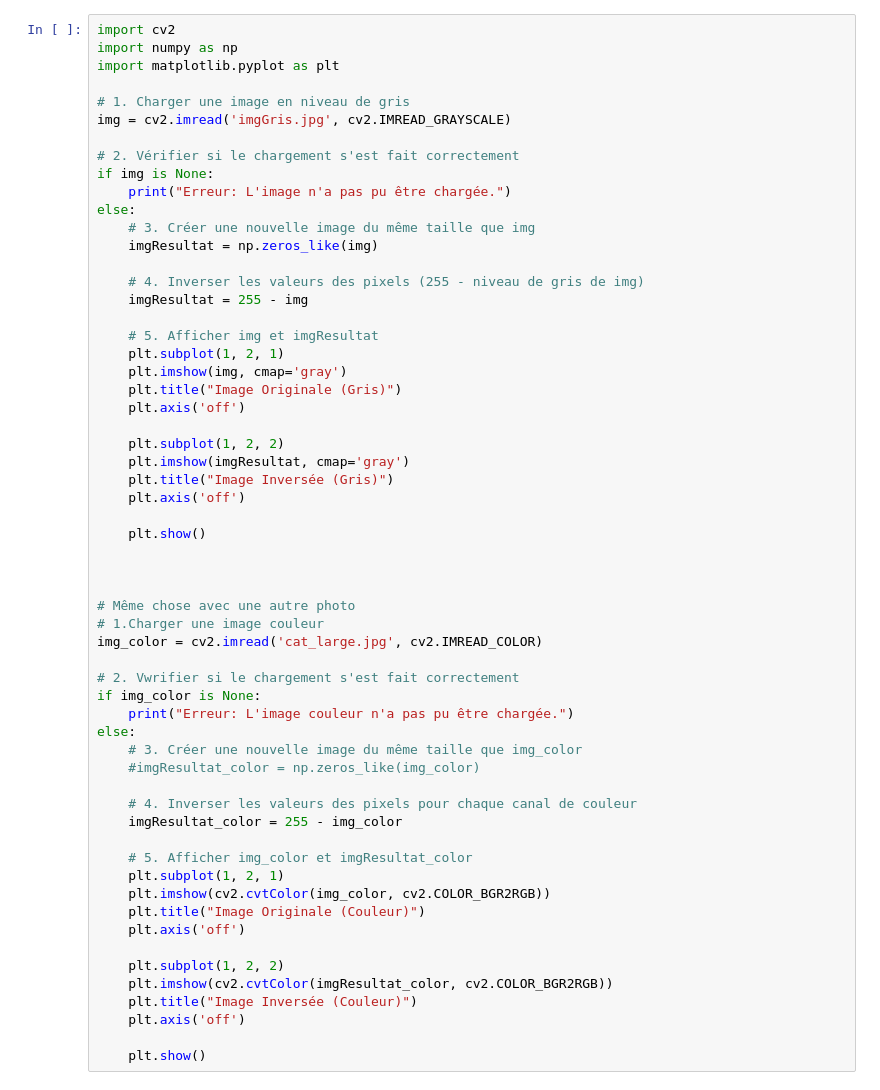
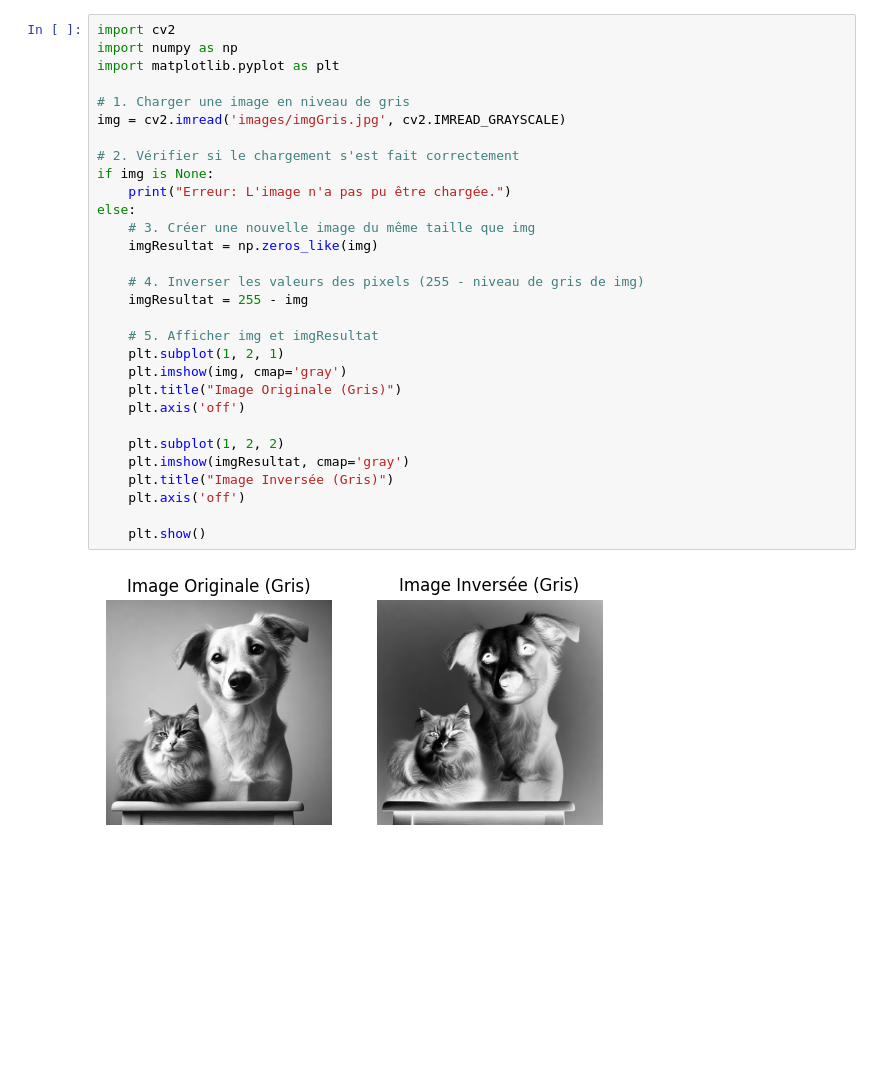
Before and after one commit to sarahmoussaoui/Vision-par-Ordinateur, a Jupyter notebook: tp1/exo1.ipynb, the cells around one changed output. Cells and saved outputs as stored; diff of their text form; blank space fills up the shorter version.

```diff
--- a/tp1/exo1.ipynb
+++ b/tp1/exo1.ipynb
@@ -1,62 +1,35 @@
 # %%
 import cv2
 import numpy as np
 import matplotlib.pyplot as plt
 
 # 1. Charger une image en niveau de gris
-img = cv2.imread('imgGris.jpg', cv2.IMREAD_GRAYSCALE)
+img = cv2.imread('images/imgGris.jpg', cv2.IMREAD_GRAYSCALE)
 
 # 2. Vérifier si le chargement s'est fait correctement
 if img is None:
     print("Erreur: L'image n'a pas pu être chargée.")
 else:
     # 3. Créer une nouvelle image du même taille que img
     imgResultat = np.zeros_like(img)
 
     # 4. Inverser les valeurs des pixels (255 - niveau de gris de img)
     imgResultat = 255 - img
 
     # 5. Afficher img et imgResultat
     plt.subplot(1, 2, 1)
     plt.imshow(img, cmap='gray')
     plt.title("Image Originale (Gris)")
     plt.axis('off')
 
     plt.subplot(1, 2, 2)
     plt.imshow(imgResultat, cmap='gray')
     plt.title("Image Inversée (Gris)")
     plt.axis('off')
 
     plt.show()
-
-
-
-# Même chose avec une autre photo
-# 1.Charger une image couleur
-img_color = cv2.imread('cat_large.jpg', cv2.IMREAD_COLOR)
-
-# 2. Vwrifier si le chargement s'est fait correctement
-if img_color is None:
-    print("Erreur: L'image couleur n'a pas pu être chargée.")
-else:
-    # 3. Créer une nouvelle image du même taille que img_color
-    #imgResultat_color = np.zeros_like(img_color)
-
-    # 4. Inverser les valeurs des pixels pour chaque canal de couleur
-    imgResultat_color = 255 - img_color
-
-    # 5. Afficher img_color et imgResultat_color
-    plt.subplot(1, 2, 1)
-    plt.imshow(cv2.cvtColor(img_color, cv2.COLOR_BGR2RGB))
-    plt.title("Image Originale (Couleur)")
-    plt.axis('off')
-
-    plt.subplot(1, 2, 2)
-    plt.imshow(cv2.cvtColor(imgResultat_color, cv2.COLOR_BGR2RGB))
-    plt.title("Image Inversée (Couleur)")
-    plt.axis('off')
-
-    plt.show()
+# %% [output]
+[figure, added]
 # %%
 # chaging type of image to uint32 and displaying it
 img_uint32 = img.astype(np.uint32)
```
Also changed, not shown: parts of 6 cells of this notebook, 9 other files.
